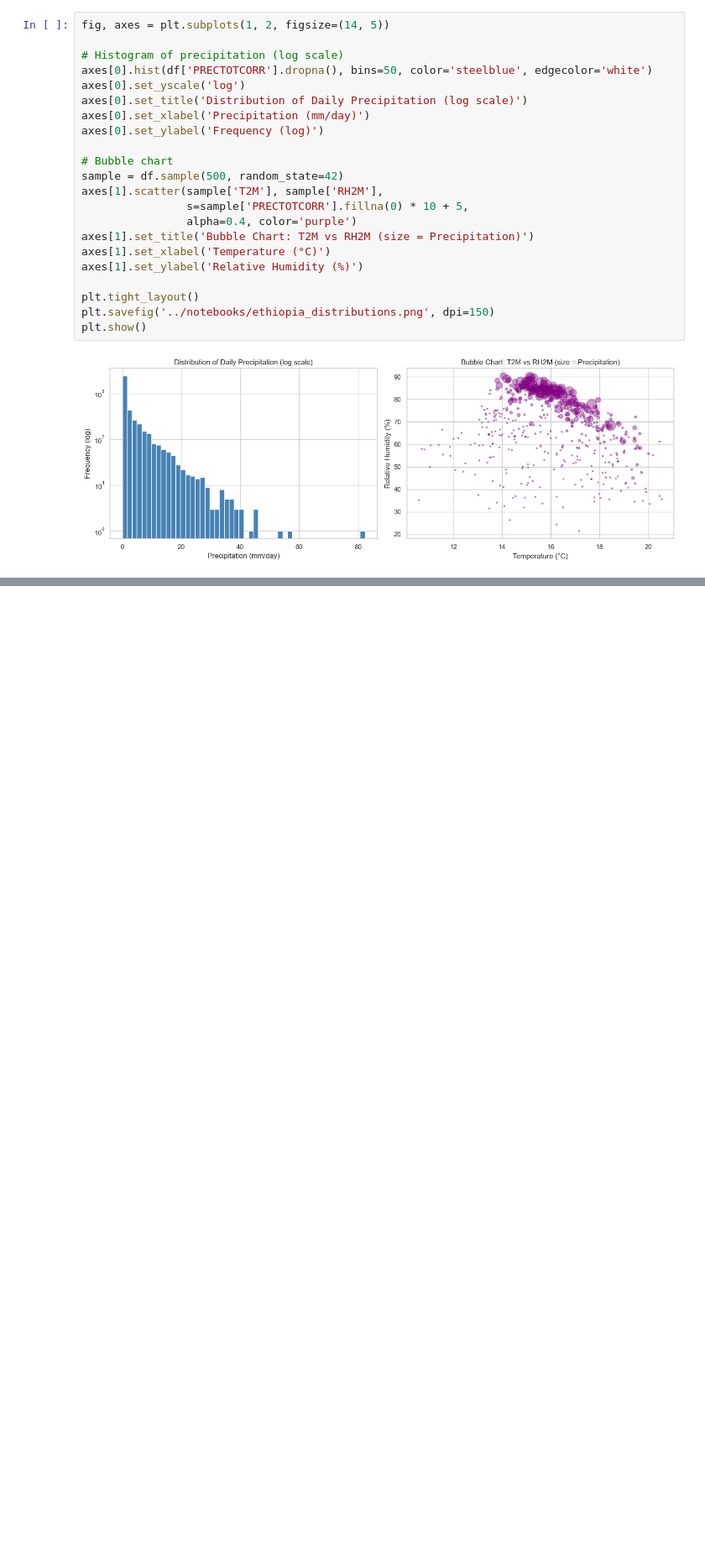
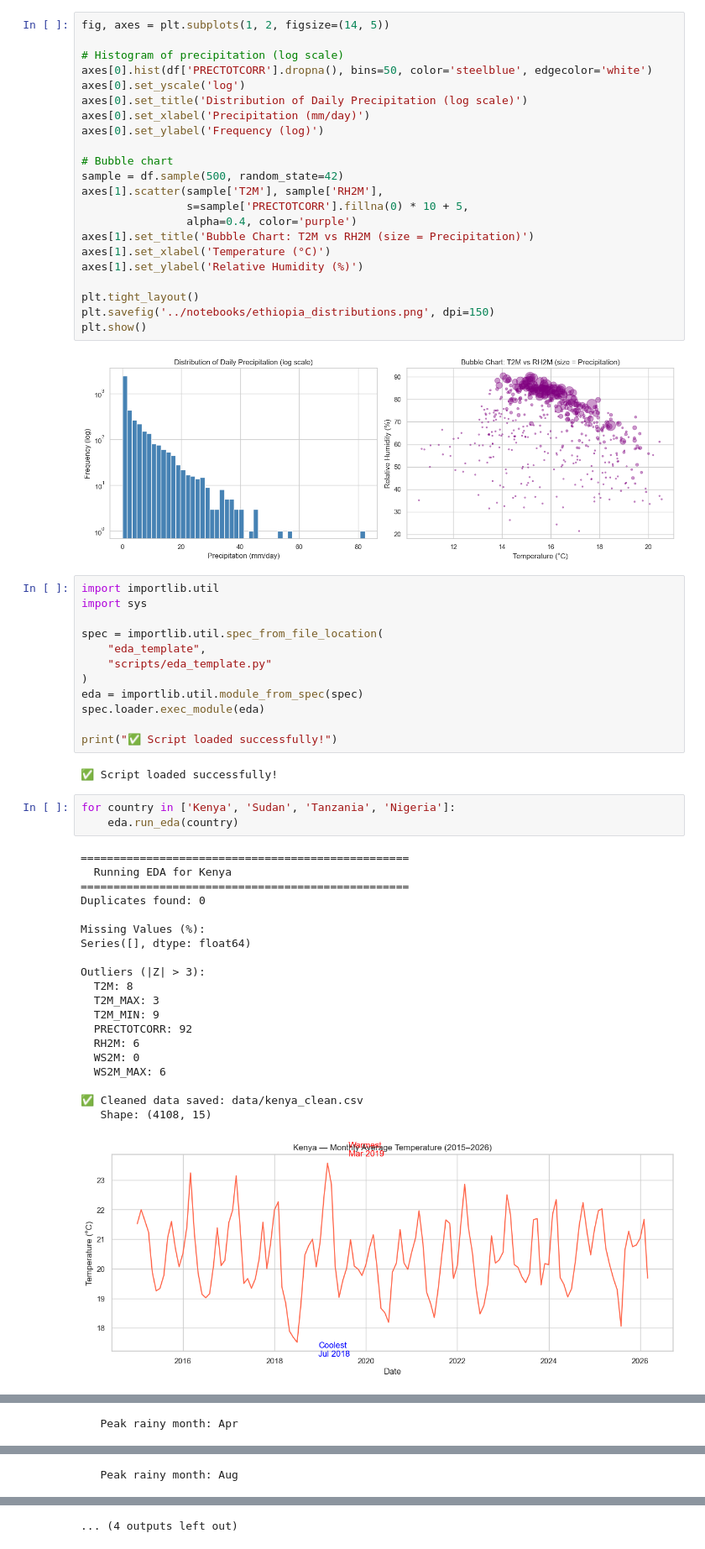
Before and after one commit to mahii8/climate-challenge-week0, a Jupyter notebook: notebooks/ethiopia_eda.ipynb, the cells around one changed output, grey strips where cells are left out. Shown at 84% size. Cells and saved outputs as stored; diff of their text form; blank space fills up the shorter version.

Commit message:
feat: complete EDA for all 5 countries with cleaned CSVs and plots

```diff
--- a/notebooks/ethiopia_eda.ipynb
+++ b/notebooks/ethiopia_eda.ipynb
@@ -251,3 +251,41 @@ plt.savefig('../notebooks/ethiopia_distributions.png', dpi=150)
 plt.show()
 # %% [output]
 [figure]
+# %%
+import importlib.util
+import sys
+
+spec = importlib.util.spec_from_file_location(
+    "eda_template",
+    "scripts/eda_template.py"
+)
+eda = importlib.util.module_from_spec(spec)
+spec.loader.exec_module(eda)
+
+print("✅ Script loaded successfully!")
+# %% [output]
+✅ Script loaded successfully!
+# %%
+for country in ['Kenya', 'Sudan', 'Tanzania', 'Nigeria']:
+    eda.run_eda(country)
+# %% [output]
+==================================================
+  Running EDA for Kenya
+==================================================
+Duplicates found: 0
+
+Missing Values (%):
+Series([], dtype: float64)
+
+Outliers (|Z| > 3):
+  T2M: 8
+  T2M_MAX: 3
+  T2M_MIN: 9
+  PRECTOTCORR: 92
+  RH2M: 6
+  WS2M: 0
+  WS2M_MAX: 6
+
+✅ Cleaned data saved: data/kenya_clean.csv
+   Shape: (4108, 15)
+[figure, added]
@@ -253,0 +293 @@ plt.show()
+   Peak rainy month: Apr
@@ -253,0 +316 @@ plt.show()
+   Peak rainy month: Aug
@@ -253,0 +318 @@ plt.show()
+... (4 outputs left out)
```
Also changed, not shown: parts of 1 cell of this notebook, 21 other files.
